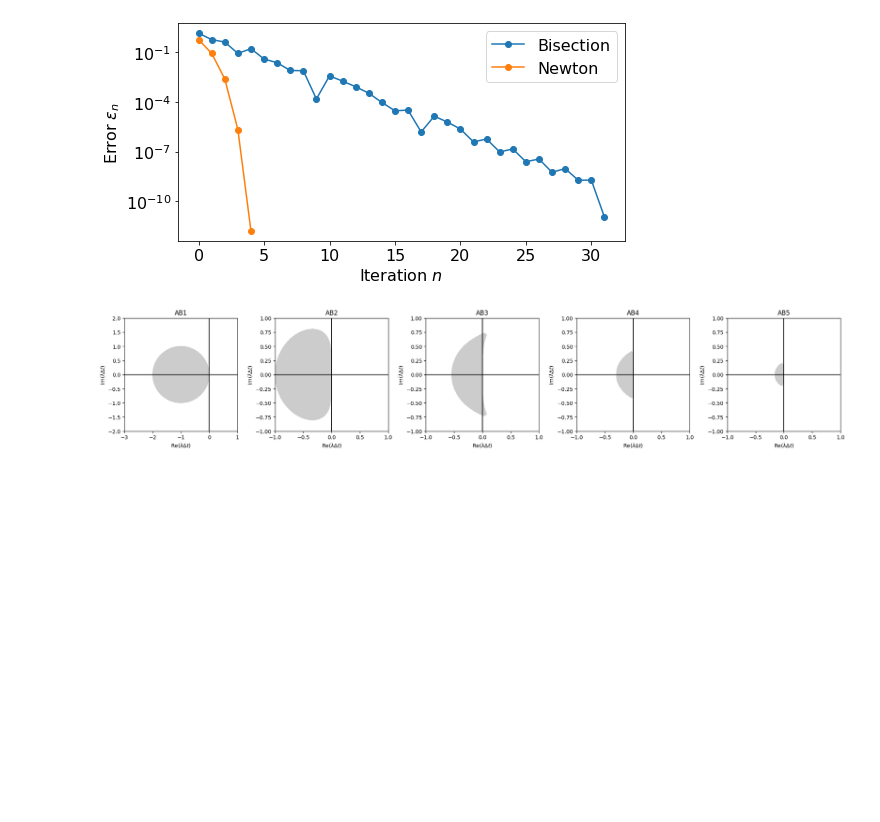
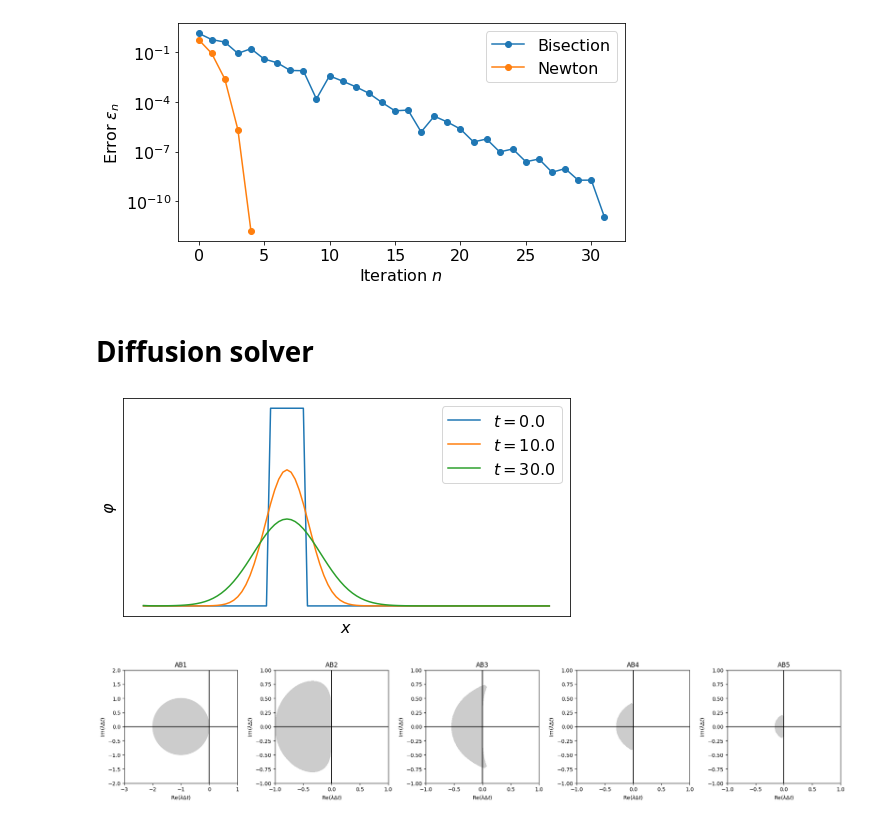
Before and after one commit to tristanpang/numerical-methods-notes, a Jupyter notebook: figures/figures.ipynb, the cells around one changed output. Drawn from its saved outputs; the diff is of its cells as text; code cells hidden in the pictures; blank space fills up the shorter version.

```diff
--- a/figures/figures.ipynb
+++ b/figures/figures.ipynb
@@ -137,3 +138,5 @@ save('bisectionVsNewton')
 plt.show()
 # %% [output]
 [figure]
+# %% [markdown]
+# Diffusion solver
@@ -140,3 +181,21 @@ plt.show()
+# %%
+tophat = lambda x: (30<x) * (x<40)
+x, t, phi_list = diffusion_FE(tophat, snapshots=[0, 1000, 3000])
+
+fig, ax = plt.subplots(1, 1, figsize=(8, 4))
+for i, phi in enumerate(phi_list[:-1]):
+    ax.plot(x, phi, label=f'$t = {t[i]}$')
+
+ax.set_xticks([])
+ax.set_yticks([])
+ax.set_xlabel(r'$x$')
+ax.set_ylabel(r'$\varphi$')
+ax.legend()
+
+save('diffusionSpreading2')
+plt.show()
+# %% [output]
+[figure, added]
 # %%
 ### Adapted from
 # https://commons.wikimedia.org/wiki/File:Stability_region_for_BDF1.svg
```
Also changed, not shown: parts of 2 cells of this notebook, 4 other files.
